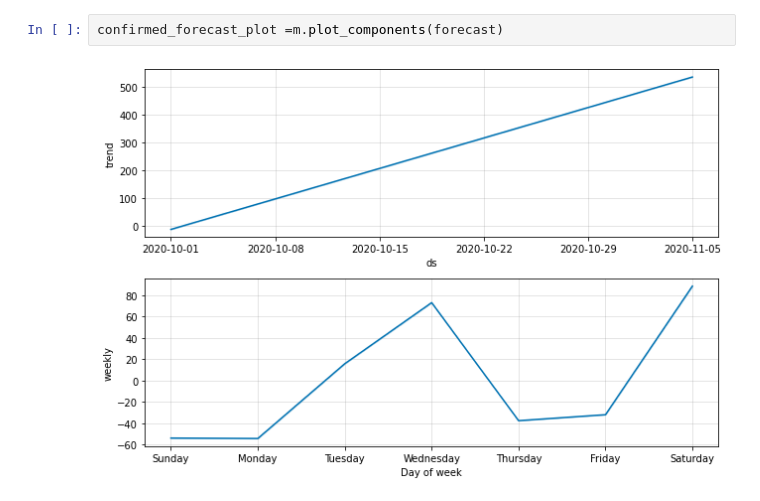
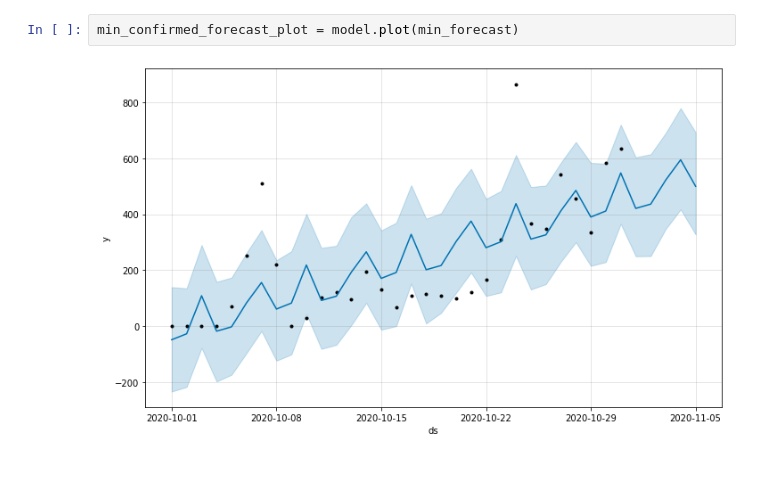
Before and after one commit to Shankeerthan101297/The_Tyrants_Datathon2020, a Jupyter notebook: Covid19_SL.ipynb, the cells around one changed output. Cells and saved outputs as stored; diff of their text form; blank space fills up the shorter version.

```diff
--- a/Covid19_SL.ipynb
+++ b/Covid19_SL.ipynb
@@ -60,4 +56,4 @@ confirmed_forecast_plot = m.plot(forecast)
-# %%
-confirmed_forecast_plot =m.plot_components(forecast)
-# %% [output]
-[figure, removed]
+# %%
+min_confirmed_forecast_plot = model.plot(min_forecast)
+# %% [output]
+[figure, added]
```
Also changed, not shown: parts of 6 cells of this notebook.
